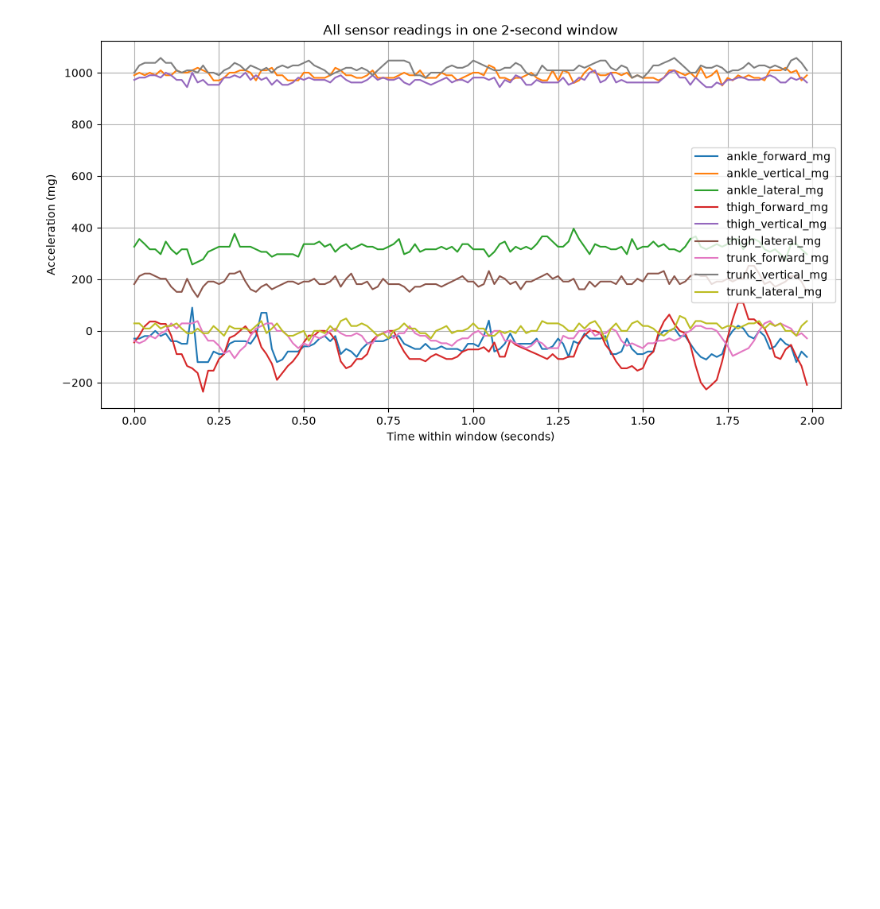
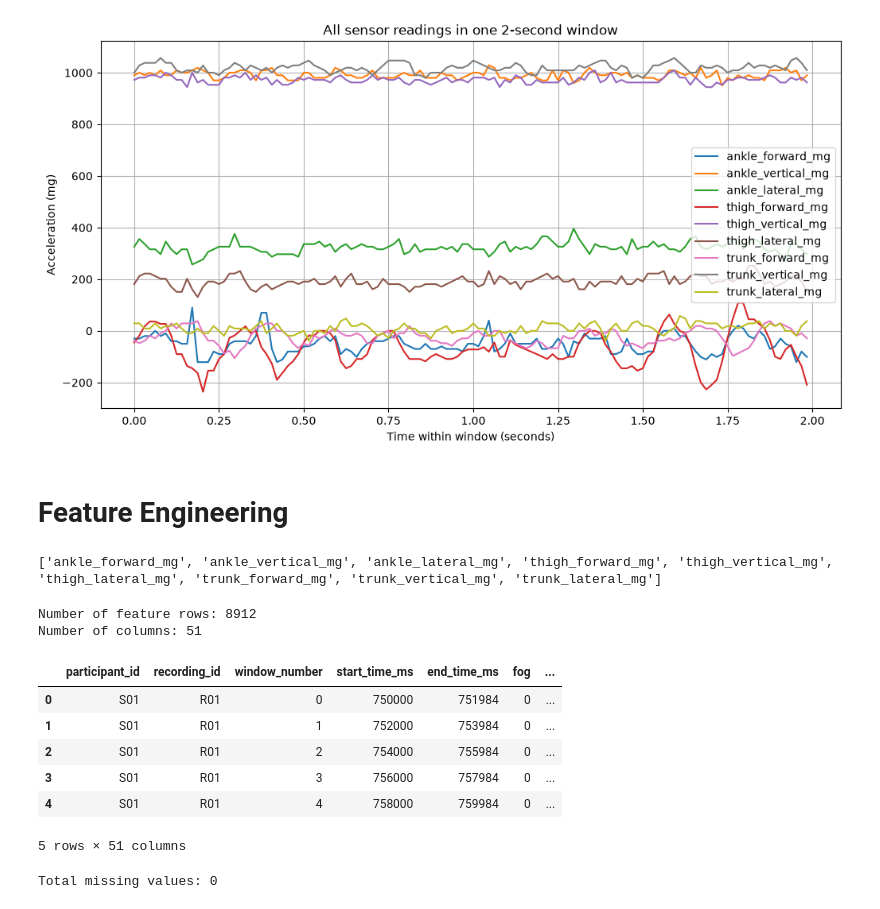
Before and after one commit to chiranjeevcsa-hub/Parkinsons-Freezing-Of-Gait, a Jupyter notebook: notebooks/02_preprocessing.ipynb, the cells around one changed output. Drawn from its saved outputs; the diff is of its cells as text; code cells hidden in the pictures; blank space fills up the shorter version.

Commit message:
feat: add window-level sensor features

```diff
--- a/notebooks/02_preprocessing.ipynb
+++ b/notebooks/02_preprocessing.ipynb
@@ -284,3 +284,17 @@ plt.grid(True)
 plt.show()
 # %% [output]
 [figure]
+# %% [markdown]
+# Feature Engineering
+# %%
+sensor_columns = [
+    column
+    for column in preprocessed_df.columns
+    if column.endswith("_mg")
+]
+
+print(sensor_columns)
+# %% [output]
+['ankle_forward_mg', 'ankle_vertical_mg', 'ankle_lateral_mg', 'thigh_forward_mg', 'thigh_vertical_mg', 'thigh_lateral_mg', 'trunk_forward_mg', 'trunk_vertical_mg', 'trunk_lateral_mg']
+# %%
+feature_records = []
@@ -286,0 +341,25 @@ plt.show()
+# %%
+feature_df = pd.DataFrame(feature_records)
+
+print("Number of feature rows:", len(feature_df))
+print("Number of columns:", len(feature_df.columns))
+# %% [output]
+Number of feature rows: 8912
+Number of columns: 51
+# %%
+feature_df.head()
+# %% [output]
+|  | participant_id | recording_id | window_number | start_time_ms | end_time_ms | fog | ... |
+| 0 | S01 | R01 | 0 | 750000 | 751984 | 0 | ... |
+| 1 | S01 | R01 | 1 | 752000 | 753984 | 0 | ... |
+| 2 | S01 | R01 | 2 | 754000 | 755984 | 0 | ... |
+| 3 | S01 | R01 | 3 | 756000 | 757984 | 0 | ... |
+| 4 | S01 | R01 | 4 | 758000 | 759984 | 0 | ... |
+5 rows × 51 columns
+# %%
+print(
+    "Total missing values:",
+    feature_df.isna().sum().sum()
+)
+# %% [output]
+Total missing values: 0
```
Also changed, not shown: parts of 1 cell of this notebook.
